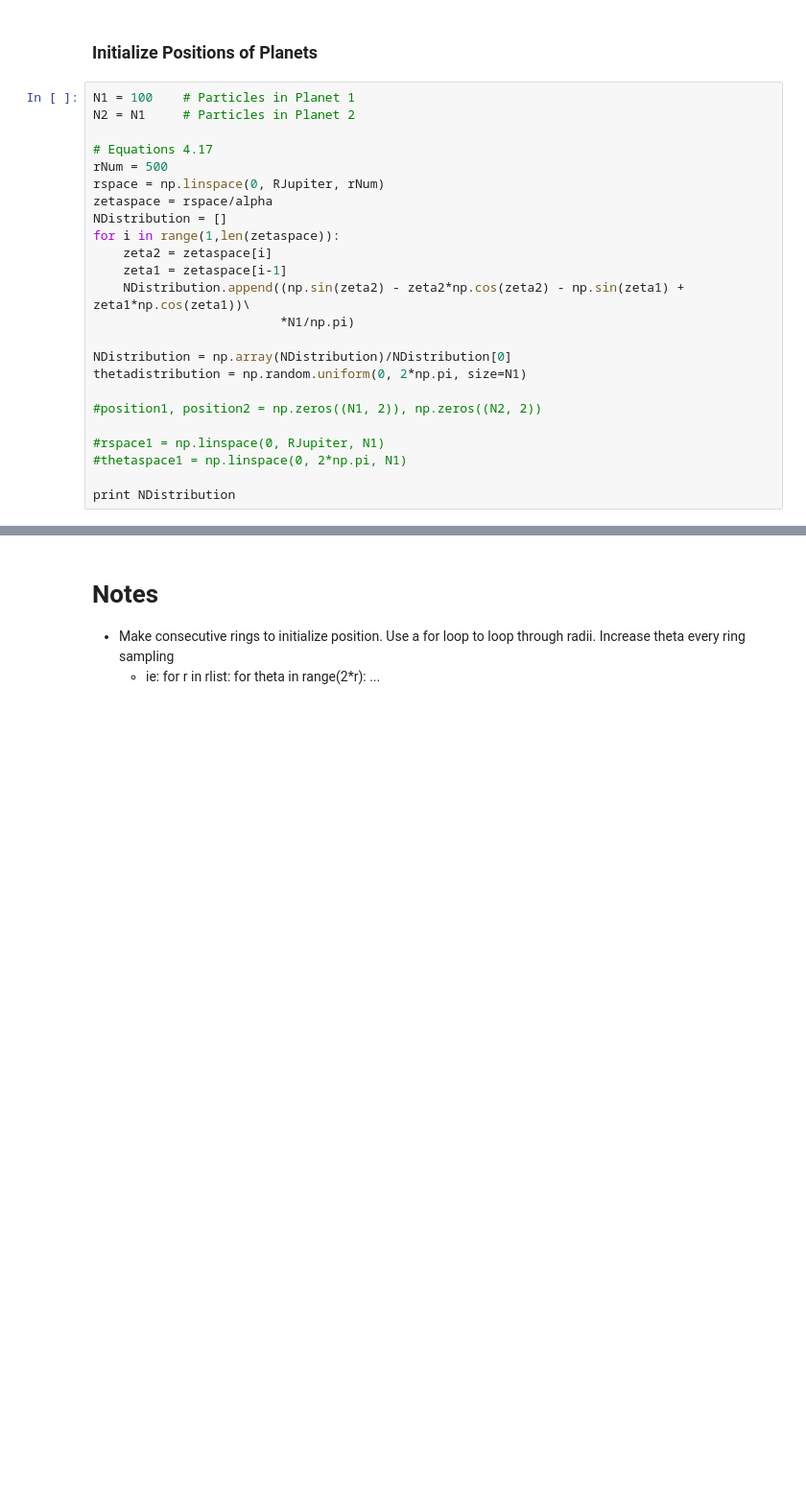
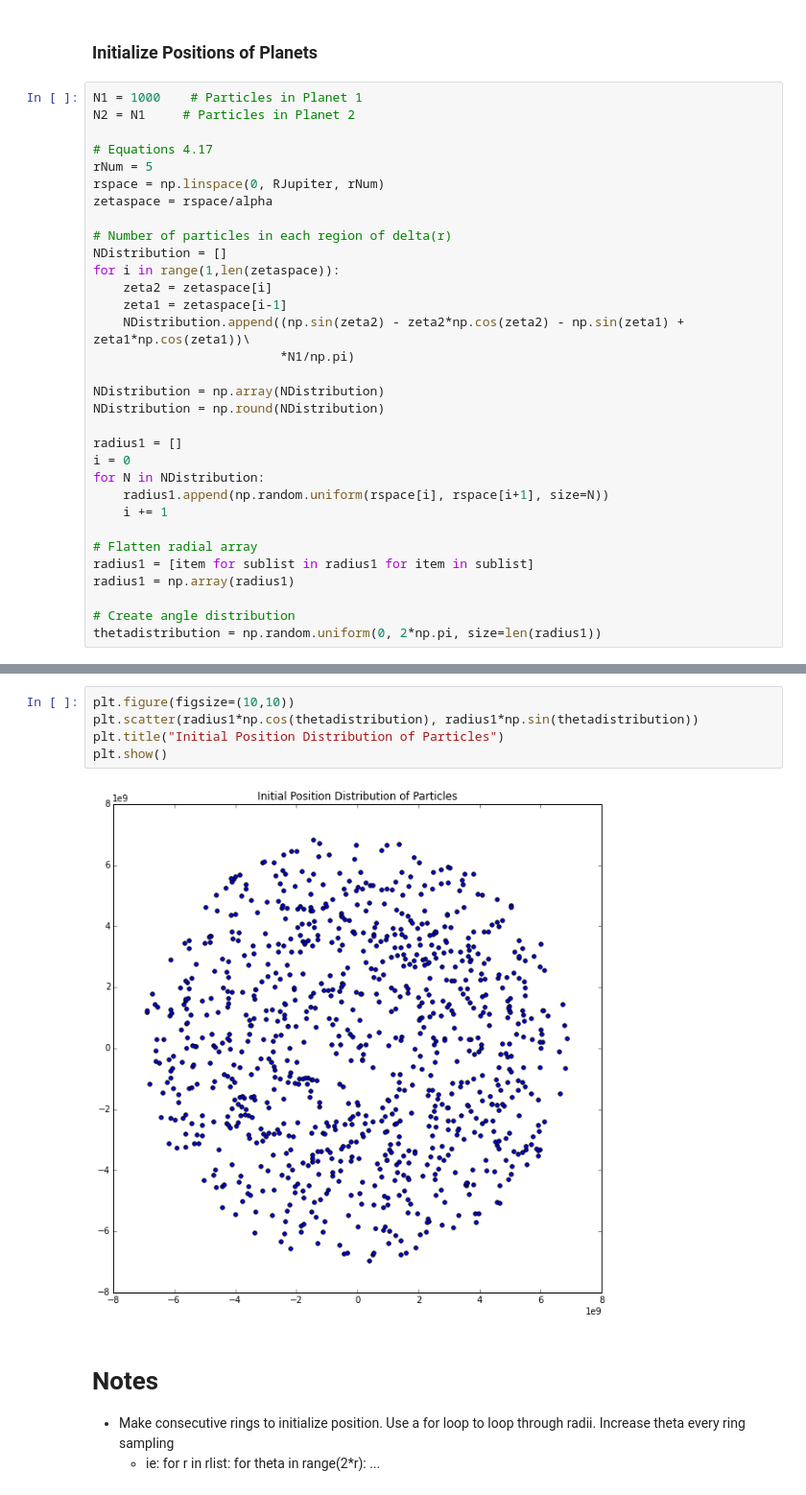
Before and after one commit to saichikine/Jupiter_SPH, a Jupyter notebook: main.ipynb, the cells around one changed output, grey strips where cells are left out. Shown at 96% size. Drawn from its saved outputs; the diff is of its cells as text; blank space fills up the shorter version.

Commit message:
I have a distribution that looks plausible, although I'm still suspicious. Next up: Densities.

```diff
--- a/main.ipynb
+++ b/main.ipynb
@@ -87,13 +85,15 @@ alpha = np.sqrt(K/(2*np.pi*G))
 # %% [markdown]
 ### Initialize Positions of Planets
 # %%
-N1 = 100    # Particles in Planet 1
+N1 = 1000    # Particles in Planet 1
 N2 = N1     # Particles in Planet 2
 
 # Equations 4.17
-rNum = 500
+rNum = 5
 rspace = np.linspace(0, RJupiter, rNum)
 zetaspace = rspace/alpha
+
+# Number of particles in each region of delta(r)
 NDistribution = []
 for i in range(1,len(zetaspace)):
     zeta2 = zetaspace[i]
@@ -101,12 +101,18 @@ for i in range(1,len(zetaspace)):
     NDistribution.append((np.sin(zeta2) - zeta2*np.cos(zeta2) - np.sin(zeta1) + zeta1*np.cos(zeta1))\
                          *N1/np.pi)
 
-NDistribution = np.array(NDistribution)/NDistribution[0]
-thetadistribution = np.random.uniform(0, 2*np.pi, size=N1)
+NDistribution = np.array(NDistribution)
+NDistribution = np.round(NDistribution)
 
-#position1, position2 = np.zeros((N1, 2)), np.zeros((N2, 2))
+radius1 = []
+i = 0
+for N in NDistribution:
+    radius1.append(np.random.uniform(rspace[i], rspace[i+1], size=N))
+    i += 1
 
-#rspace1 = np.linspace(0, RJupiter, N1)
-#thetaspace1 = np.linspace(0, 2*np.pi, N1)
+# Flatten radial array
+radius1 = [item for sublist in radius1 for item in sublist]
+radius1 = np.array(radius1)
 
-print NDistribution
+# Create angle distribution
+thetadistribution = np.random.uniform(0, 2*np.pi, size=len(radius1))
@@ -131,3 +121,10 @@ print NDistribution
+# %%
+plt.figure(figsize=(10,10))
+plt.scatter(radius1*np.cos(thetadistribution), radius1*np.sin(thetadistribution))
+plt.title("Initial Position Distribution of Particles")
+plt.show()
+# %% [output]
+[figure, added]
 # %% [markdown]
 # Notes
 * Make consecutive rings to initialize position. Use a for loop to loop through radii. Increase theta every ring sampling
```
Also changed, not shown: parts of 5 cells of this notebook.
